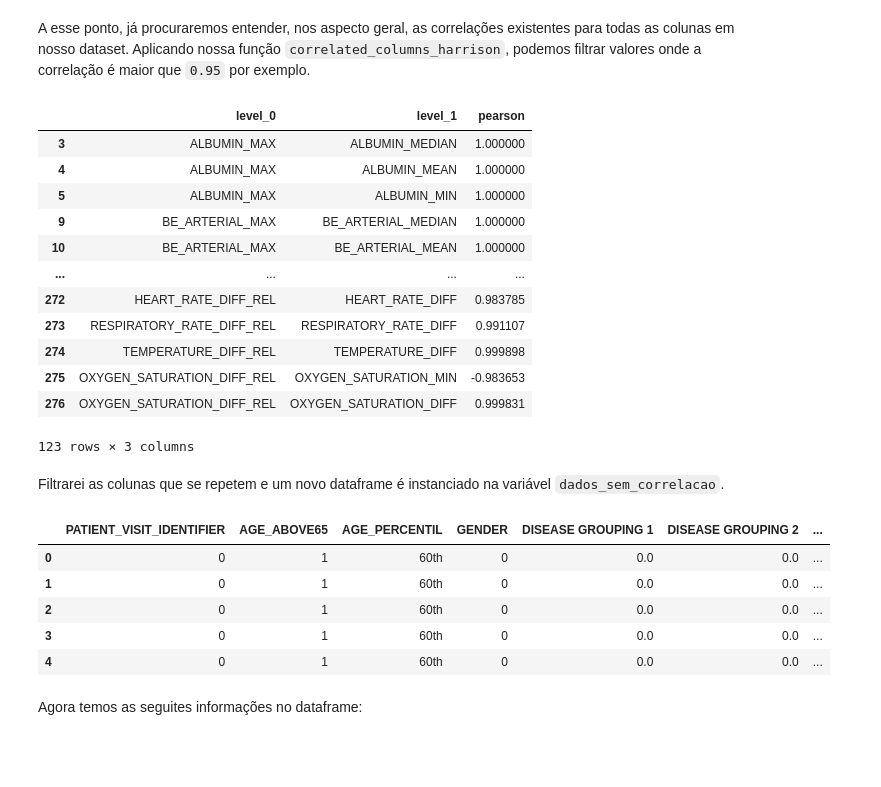
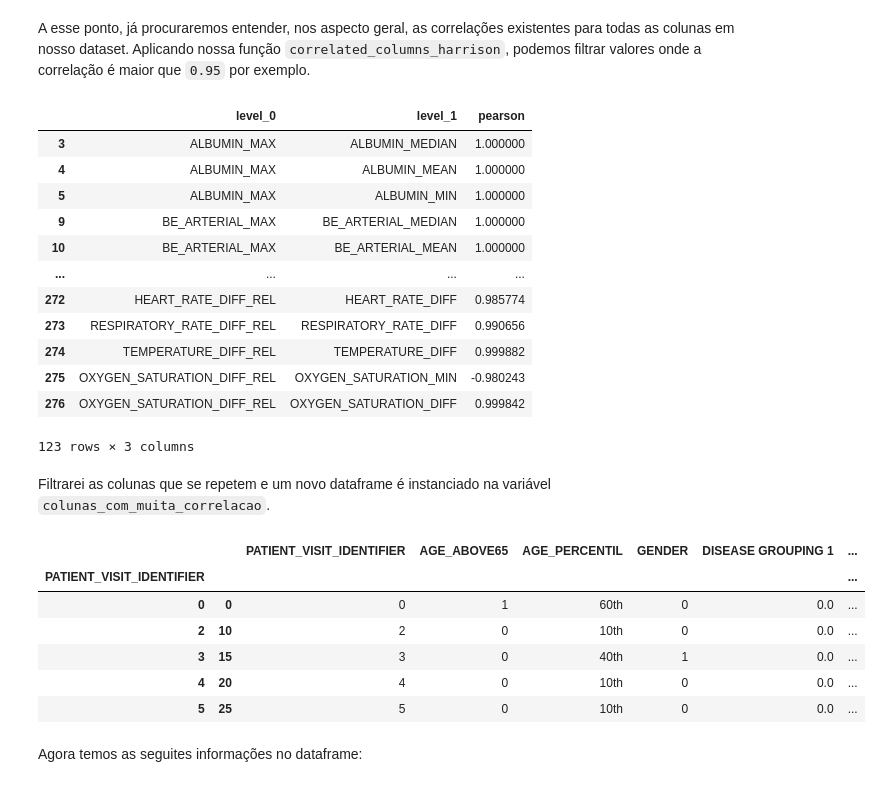
Before and after one commit to MatheusOrange211/Sirio_Libanes_ICU_Prediction, a Jupyter notebook: Visualizando_os_dados_Sirio_Libanes.ipynb, the cells around one changed output. Drawn from its saved outputs; the diff is of its cells as text; code cells hidden in the pictures; blank space fills up the shorter version.

```diff
--- a/Visualizando_os_dados_Sirio_Libanes.ipynb
+++ b/Visualizando_os_dados_Sirio_Libanes.ipynb
@@ -479,0 +453,3 @@ Enquanto que na classe 1 da linha azul (da esquerda da direita), temos informaç
+# %%
+dados_limpos = dados_limpos.dropna()
+resume_dataframe(dados_limpos)
@@ -479,0 +522,5 @@ Enquanto que na classe 1 da linha azul (da esquerda da direita), temos informaç
+# %%
+a_remover_ate_duas_horas = (dados_limpos.query("WINDOW == '0-2' and ICU == 1")['PATIENT_VISIT_IDENTIFIER']).values
+
+dados_pacientes_nao_admitidos_duas_hr = dados_limpos.query("PATIENT_VISIT_IDENTIFIER not in @a_remover_ate_duas_horas")
+dados_pacientes_nao_admitidos_duas_hr.head()
@@ -479,0 +539,3 @@ Enquanto que na classe 1 da linha azul (da esquerda da direita), temos informaç
+# %%
+dados_duas_horas = dados_pacientes_nao_admitidos_duas_hr.groupby('PATIENT_VISIT_IDENTIFIER').apply(prepare_window)
+dados_duas_horas.head()
@@ -484,7 +642,7 @@ Iremos tratar a questão de correlações altas entre colunas. O motivo é simpl
 # %% [markdown]
 A esse ponto, já procuraremos entender, nos aspecto geral, as correlações existentes para todas as colunas em nosso dataset. Aplicando nossa função `correlated_columns_harrison`, podemos filtrar valores onde a correlação é maior que `0.95` por exemplo.
 # %%
-dados_correlacao = correlated_columns_harrison(dados,threshold = 0.95)
+dados_correlacao = correlated_columns_harrison(dados_limpos,threshold = 0.95)
 dados_correlacao
 # %% [output]
 |  | level_0 | level_1 | pearson |
@@ -494,26 +652,27 @@ dados_correlacao
 | 9 | BE_ARTERIAL_MAX | BE_ARTERIAL_MEDIAN | 1.000000 |
 | 10 | BE_ARTERIAL_MAX | BE_ARTERIAL_MEAN | 1.000000 |
 | ... | ... | ... | ... |
-| 272 | HEART_RATE_DIFF_REL | HEART_RATE_DIFF | 0.983785 |
-| 273 | RESPIRATORY_RATE_DIFF_REL | RESPIRATORY_RATE_DIFF | 0.991107 |
-| 274 | TEMPERATURE_DIFF_REL | TEMPERATURE_DIFF | 0.999898 |
-| 275 | OXYGEN_SATURATION_DIFF_REL | OXYGEN_SATURATION_MIN | -0.983653 |
-| 276 | OXYGEN_SATURATION_DIFF_REL | OXYGEN_SATURATION_DIFF | 0.999831 |
+| 272 | HEART_RATE_DIFF_REL | HEART_RATE_DIFF | 0.985774 |
+| 273 | RESPIRATORY_RATE_DIFF_REL | RESPIRATORY_RATE_DIFF | 0.990656 |
+| 274 | TEMPERATURE_DIFF_REL | TEMPERATURE_DIFF | 0.999882 |
+| 275 | OXYGEN_SATURATION_DIFF_REL | OXYGEN_SATURATION_MIN | -0.980243 |
+| 276 | OXYGEN_SATURATION_DIFF_REL | OXYGEN_SATURATION_DIFF | 0.999842 |
 123 rows × 3 columns
 # %% [markdown]
-Filtrarei as colunas que se repetem e um novo dataframe é instanciado na variável `dados_sem_correlacao`.
+Filtrarei as colunas que se repetem e um novo dataframe é instanciado na variável `colunas_com_muita_correlacao`.
 # %%
 colunas_com_muita_correlacao = descartar_colunas_correlacionadas(dados_correlacao)
 
-dados_sem_correlacao = dados.drop(columns = colunas_com_muita_correlacao)
+dados_sem_correlacao = dados_duas_horas.drop(columns = colunas_com_muita_correlacao)
 dados_sem_correlacao.head()
 # %% [output]
-|  | PATIENT_VISIT_IDENTIFIER | AGE_ABOVE65 | AGE_PERCENTIL | GENDER | DISEASE GROUPING 1 | DISEASE GROUPING 2 | ... |
-| 0 | 0 | 1 | 60th | 0 | 0.0 | 0.0 | ... |
-| 1 | 0 | 1 | 60th | 0 | 0.0 | 0.0 | ... |
-| 2 | 0 | 1 | 60th | 0 | 0.0 | 0.0 | ... |
-| 3 | 0 | 1 | 60th | 0 | 0.0 | 0.0 | ... |
-| 4 | 0 | 1 | 60th | 0 | 0.0 | 0.0 | ... |
+|  |  | PATIENT_VISIT_IDENTIFIER | AGE_ABOVE65 | AGE_PERCENTIL | GENDER | DISEASE GROUPING 1 | ... |
+| PATIENT_VISIT_IDENTIFIER |  |  |  |  |  |  | ... |
+| 0 | 0 | 0 | 1 | 60th | 0 | 0.0 | ... |
+| 2 | 10 | 2 | 0 | 10th | 0 | 0.0 | ... |
+| 3 | 15 | 3 | 0 | 40th | 1 | 0.0 | ... |
+| 4 | 20 | 4 | 0 | 10th | 0 | 0.0 | ... |
+| 5 | 25 | 5 | 0 | 10th | 0 | 0.0 | ... |
 # %% [markdown]
 Agora temos as seguites informações no dataframe:
 # %%
```
Also changed, not shown: parts of 119 cells of this notebook.
